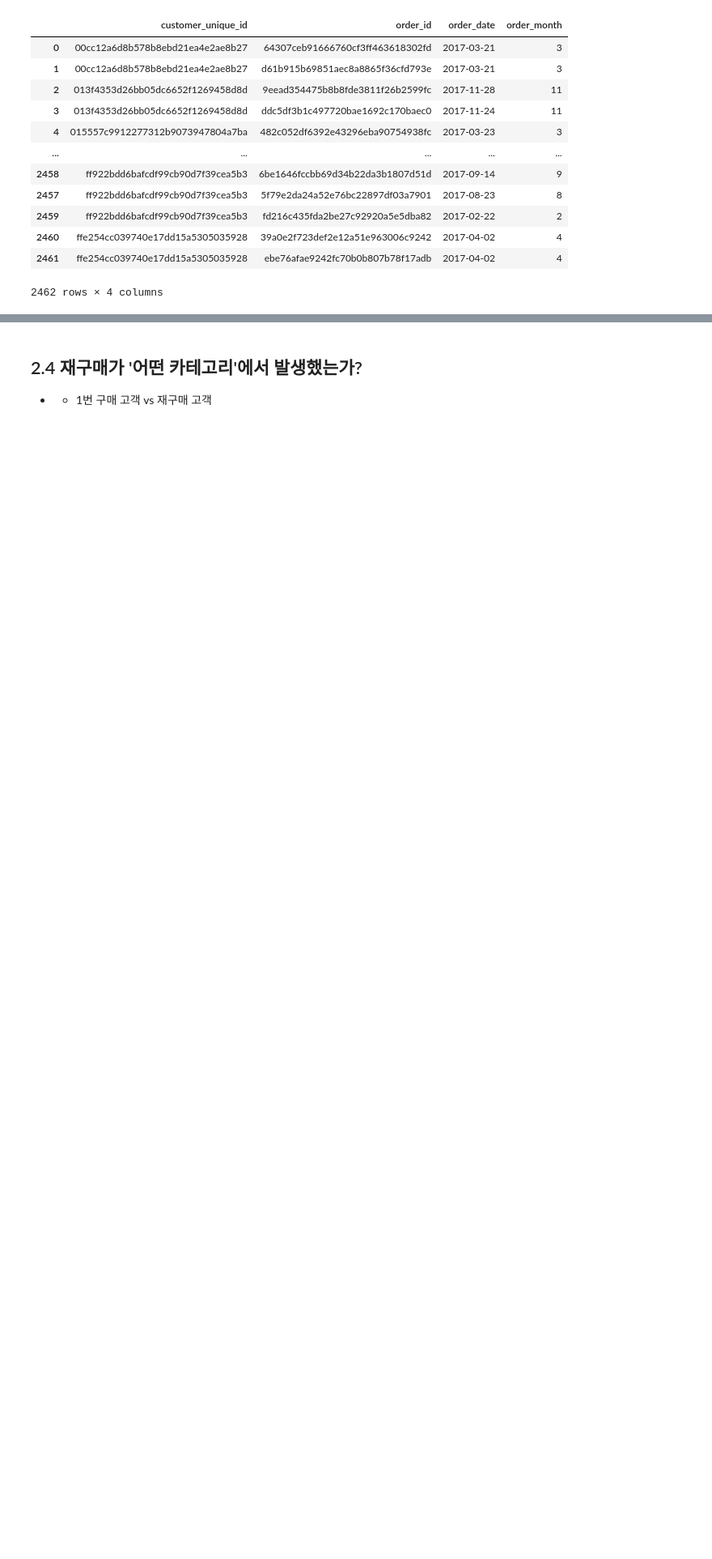
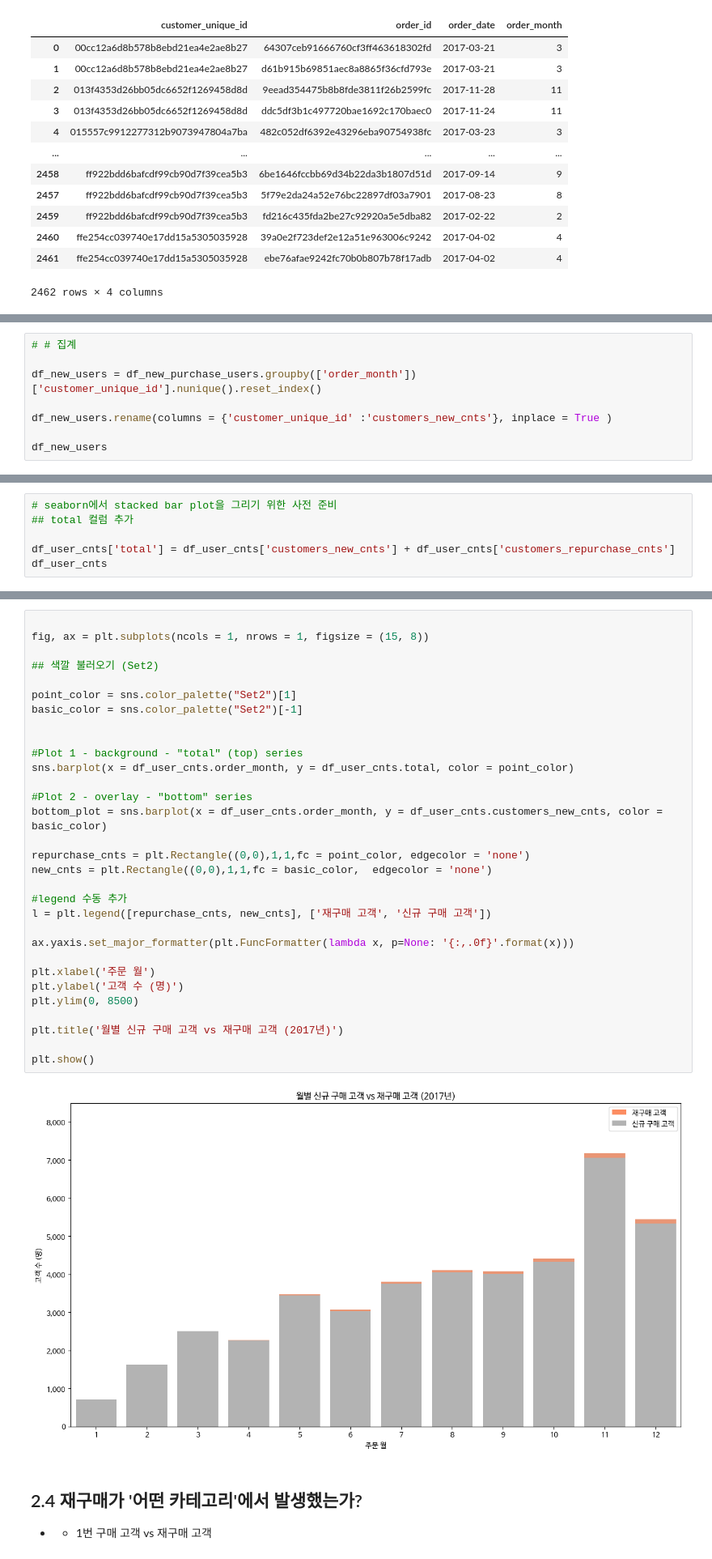
Before and after one commit to Nayoung-young/prj-ecommerce-eda, a Jupyter notebook: User_Analysis.ipynb, the cells around one changed output, grey strips where cells are left out. Shown at 81% size. Saved outputs shown, nothing was run; the diff lists cells and outputs as text; blank space fills up the shorter version.

```diff
--- a/User_Analysis.ipynb
+++ b/User_Analysis.ipynb
@@ -1496,0 +1475,8 @@ customer_repurchase_ids = df_customers_repurchase.customer_unique_id.tolist()
+# %%
+# # 집계
+
+df_new_users = df_new_purchase_users.groupby(['order_month'])['customer_unique_id'].nunique().reset_index()
+
+df_new_users.rename(columns = {'customer_unique_id' :'customers_new_cnts'}, inplace = True )
+
+df_new_users
@@ -1496,0 +1551,6 @@ customer_repurchase_ids = df_customers_repurchase.customer_unique_id.tolist()
+# %%
+# seaborn에서 stacked bar plot을 그리기 위한 사전 준비
+## total 컬럼 추가
+
+df_user_cnts['total'] = df_user_cnts['customers_new_cnts'] + df_user_cnts['customers_repurchase_cnts']
+df_user_cnts
@@ -1497,3 +1626,36 @@ customer_repurchase_ids = df_customers_repurchase.customer_unique_id.tolist()
+# %%
+
+fig, ax = plt.subplots(ncols = 1, nrows = 1, figsize = (15, 8))
+
+## 색깔 불러오기 (Set2)
+
+point_color = sns.color_palette("Set2")[1]
+basic_color = sns.color_palette("Set2")[-1]
+
+
+#Plot 1 - background - "total" (top) series
+sns.barplot(x = df_user_cnts.order_month, y = df_user_cnts.total, color = point_color)
+
+#Plot 2 - overlay - "bottom" series
+bottom_plot = sns.barplot(x = df_user_cnts.order_month, y = df_user_cnts.customers_new_cnts, color = basic_color)
+
+repurchase_cnts = plt.Rectangle((0,0),1,1,fc = point_color, edgecolor = 'none')
+new_cnts = plt.Rectangle((0,0),1,1,fc = basic_color,  edgecolor = 'none')
+
+#legend 수동 추가
+l = plt.legend([repurchase_cnts, new_cnts], ['재구매 고객', '신규 구매 고객'])
+
+ax.yaxis.set_major_formatter(plt.FuncFormatter(lambda x, p=None: '{:,.0f}'.format(x)))
+
+plt.xlabel('주문 월')
+plt.ylabel('고객 수 (명)')
+plt.ylim(0, 8500)
+
+plt.title('월별 신규 구매 고객 vs 재구매 고객 (2017년)')
+
+plt.show()
+# %% [output]
+[figure, added]
 # %% [markdown]
 ## 2.4 재구매가 '어떤 카테고리'에서 발생했는가?
 - - 1번 구매 고객 vs 재구매 고객
```
Also changed, not shown: parts of 62 cells of this notebook.
